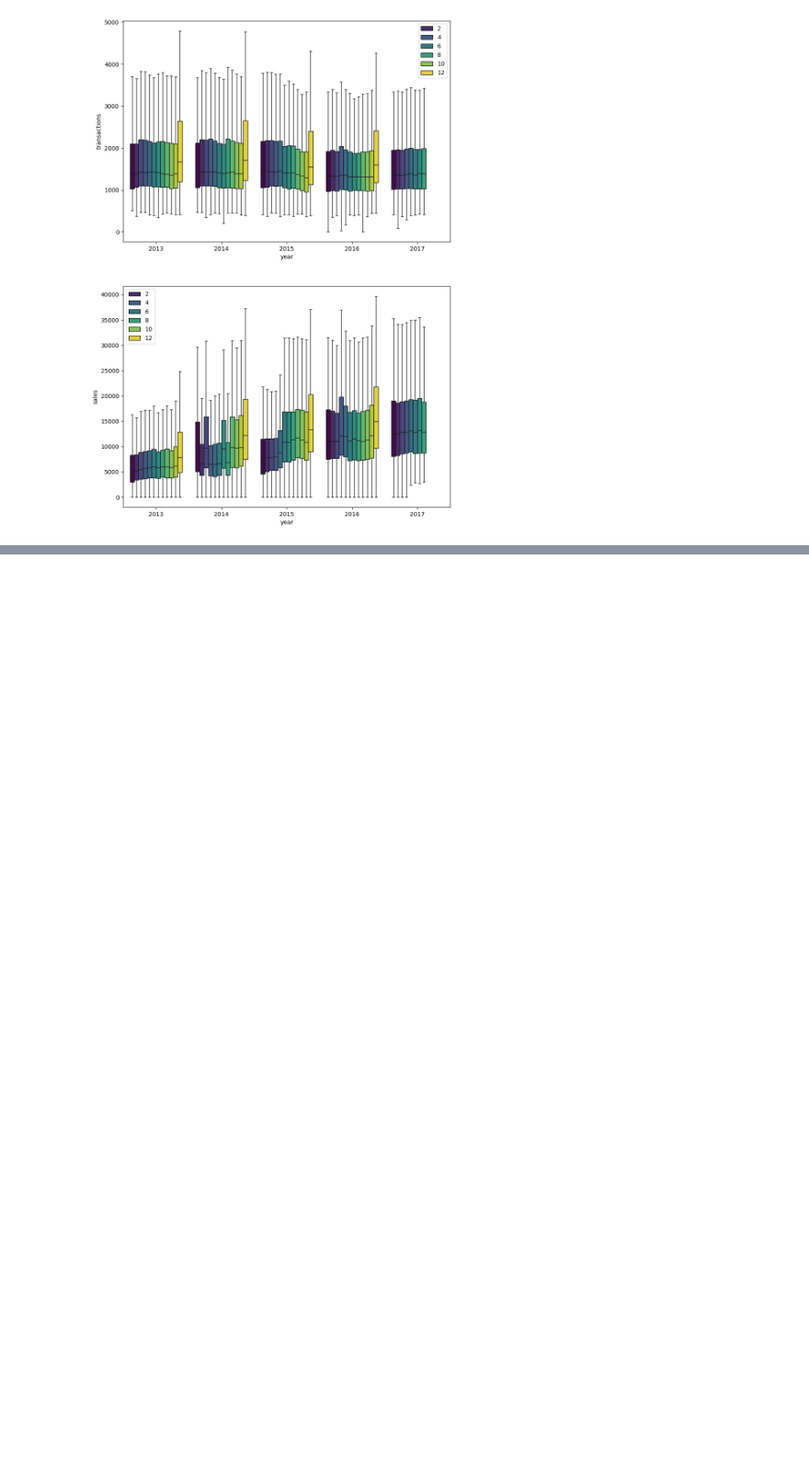
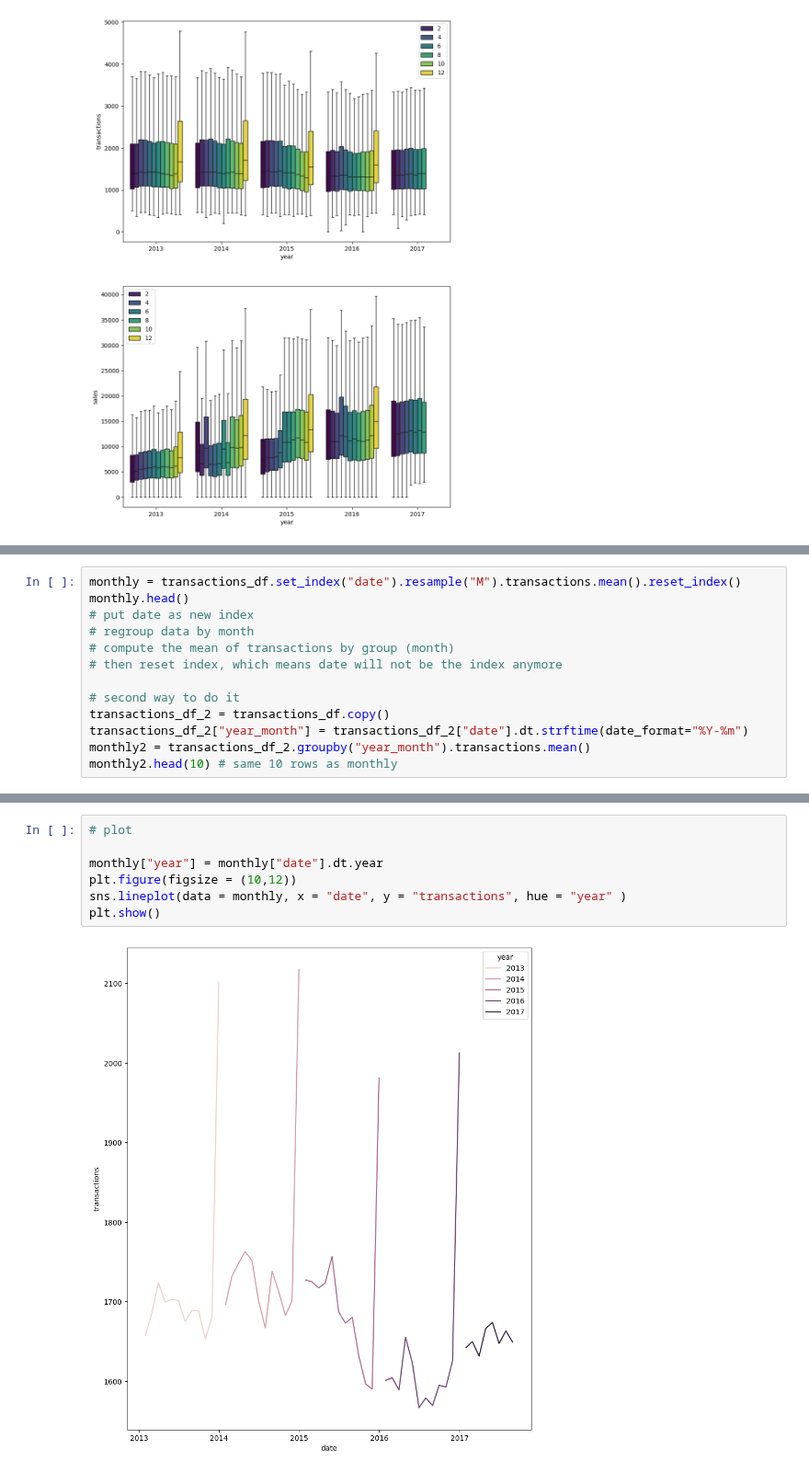
Before and after one commit to Grelatif/Data_Science, a Jupyter notebook: Projects/Temporal_Series/Store_Sales_Forecast/notebooks/notebook.ipynb, the cells around one changed output, grey strips where cells are left out. Shown at 92% size. Saved outputs shown, nothing was run; the diff lists cells and outputs as text; blank space fills up the shorter version.

```diff
--- a/Projects/Temporal_Series/Store_Sales_Forecast/notebooks/notebook.ipynb
+++ b/Projects/Temporal_Series/Store_Sales_Forecast/notebooks/notebook.ipynb
@@ -322,0 +334,13 @@ plt.show()
+# %%
+monthly = transactions_df.set_index("date").resample("M").transactions.mean().reset_index()
+monthly.head()
+# put date as new index
+# regroup data by month
+# compute the mean of transactions by group (month)
+# then reset index, which means date will not be the index anymore
+
+# second way to do it
+transactions_df_2 = transactions_df.copy()
+transactions_df_2["year_month"] = transactions_df_2["date"].dt.strftime(date_format="%Y-%m")
+monthly2 = transactions_df_2.groupby("year_month").transactions.mean()
+monthly2.head(10) # same 10 rows as monthly
@@ -322,0 +360,9 @@ plt.show()
+# %%
+# plot
+
+monthly["year"] = monthly["date"].dt.year
+plt.figure(figsize = (10,12))
+sns.lineplot(data = monthly, x = "date", y = "transactions", hue = "year" )
+plt.show()
+# %% [output]
+[figure, added]
```
Also changed, not shown: parts of 3 cells of this notebook.
